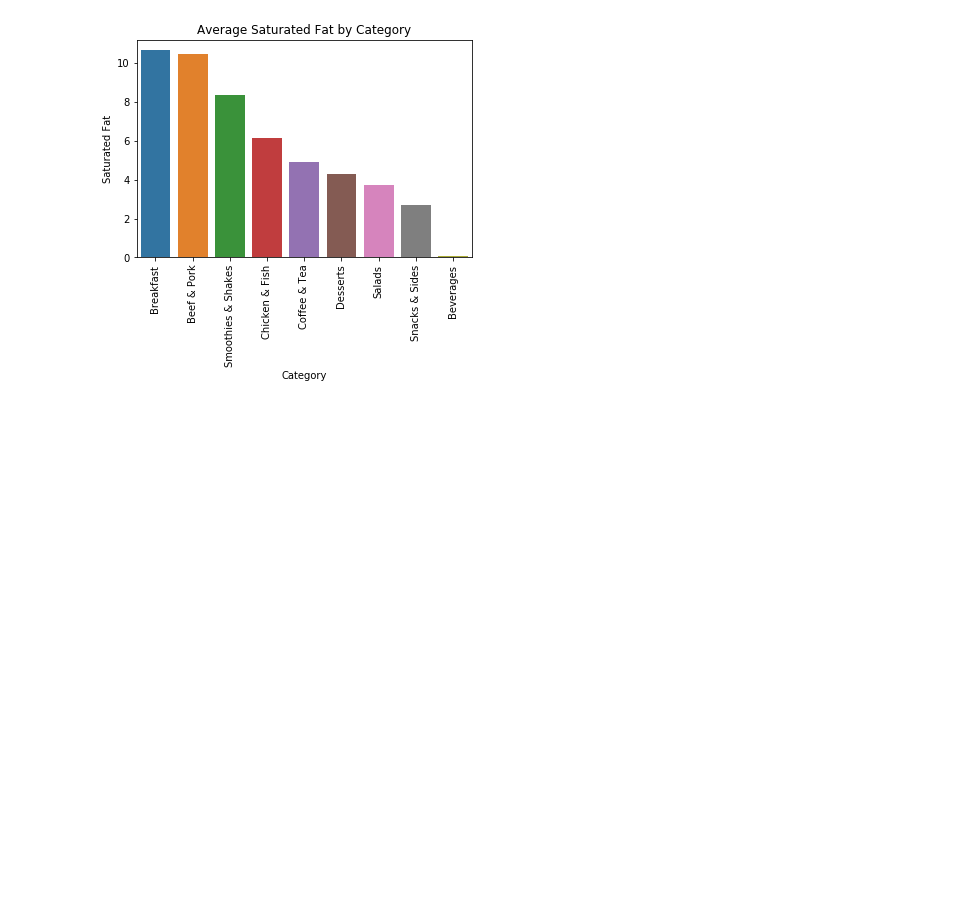
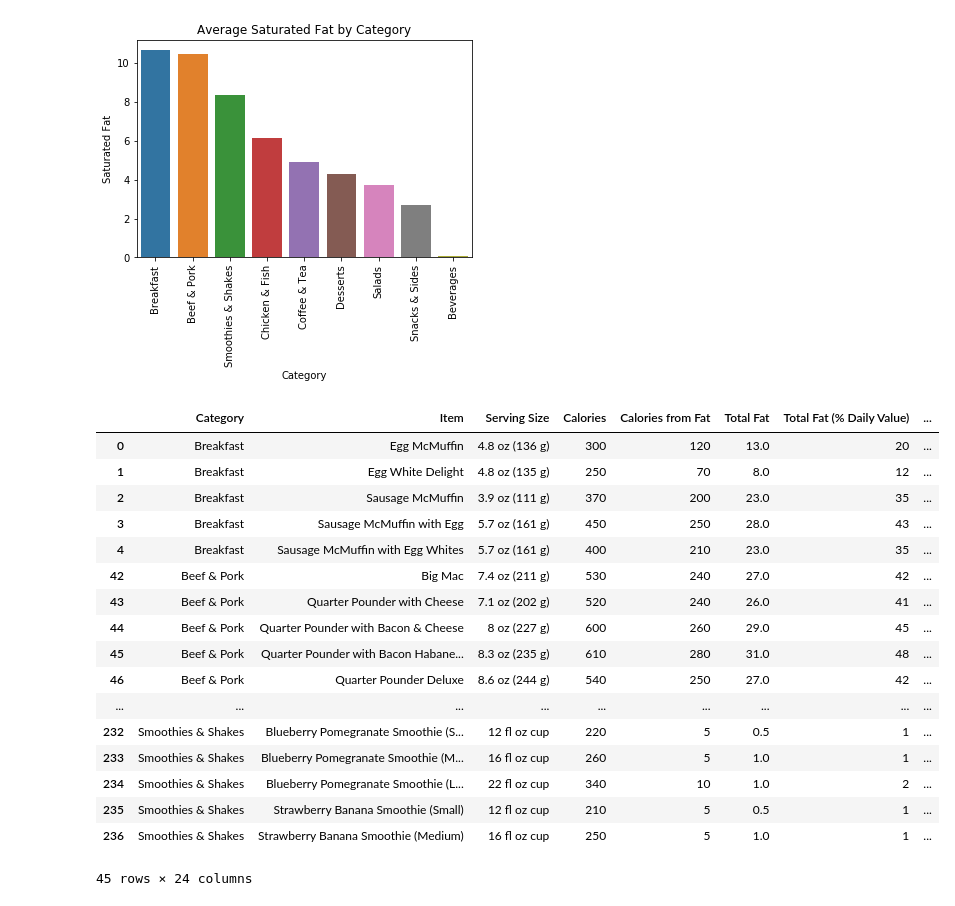
Before and after one commit to ipatel467/McDonald-s-Menu, a Jupyter notebook: Index.ipynb, the cells around one changed output. Drawn from its saved outputs; the diff is of its cells as text; code cells hidden in the pictures; blank space fills up the shorter version.

```diff
--- a/Index.ipynb
+++ b/Index.ipynb
@@ -168,3 +158,26 @@ plt.xticks(rotation=90)
 plt.title("Average Saturated Fat by Category");
 # %% [output]
 [figure]
+# %%
+cats = df.groupby('Category')
+# %%
+cats.head()
+# %% [output]
+|  | Category | Item | Serving Size | Calories | Calories from Fat | Total Fat | Total Fat (% Daily Value) | ... |
+| 0 | Breakfast | Egg McMuffin | 4.8 oz (136 g) | 300 | 120 | 13.0 | 20 | ... |
+| 1 | Breakfast | Egg White Delight | 4.8 oz (135 g) | 250 | 70 | 8.0 | 12 | ... |
+| 2 | Breakfast | Sausage McMuffin | 3.9 oz (111 g) | 370 | 200 | 23.0 | 35 | ... |
+| 3 | Breakfast | Sausage McMuffin with Egg | 5.7 oz (161 g) | 450 | 250 | 28.0 | 43 | ... |
+| 4 | Breakfast | Sausage McMuffin with Egg Whites | 5.7 oz (161 g) | 400 | 210 | 23.0 | 35 | ... |
+| 42 | Beef & Pork | Big Mac | 7.4 oz (211 g) | 530 | 240 | 27.0 | 42 | ... |
+| 43 | Beef & Pork | Quarter Pounder with Cheese | 7.1 oz (202 g) | 520 | 240 | 26.0 | 41 | ... |
+| 44 | Beef & Pork | Quarter Pounder with Bacon & Cheese | 8 oz (227 g) | 600 | 260 | 29.0 | 45 | ... |
+| 45 | Beef & Pork | Quarter Pounder with Bacon Habane... | 8.3 oz (235 g) | 610 | 280 | 31.0 | 48 | ... |
+| 46 | Beef & Pork | Quarter Pounder Deluxe | 8.6 oz (244 g) | 540 | 250 | 27.0 | 42 | ... |
+| ... | ... | ... | ... | ... | ... | ... | ... | ... |
+| 232 | Smoothies & Shakes | Blueberry Pomegranate Smoothie (S... | 12 fl oz cup | 220 | 5 | 0.5 | 1 | ... |
+| 233 | Smoothies & Shakes | Blueberry Pomegranate Smoothie (M... | 16 fl oz cup | 260 | 5 | 1.0 | 1 | ... |
+| 234 | Smoothies & Shakes | Blueberry Pomegranate Smoothie (L... | 22 fl oz cup | 340 | 10 | 1.0 | 2 | ... |
+| 235 | Smoothies & Shakes | Strawberry Banana Smoothie (Small) | 12 fl oz cup | 210 | 5 | 0.5 | 1 | ... |
+| 236 | Smoothies & Shakes | Strawberry Banana Smoothie (Medium) | 16 fl oz cup | 250 | 5 | 1.0 | 1 | ... |
+45 rows × 24 columns
```
Also changed, not shown: parts of 4 cells of this notebook.
